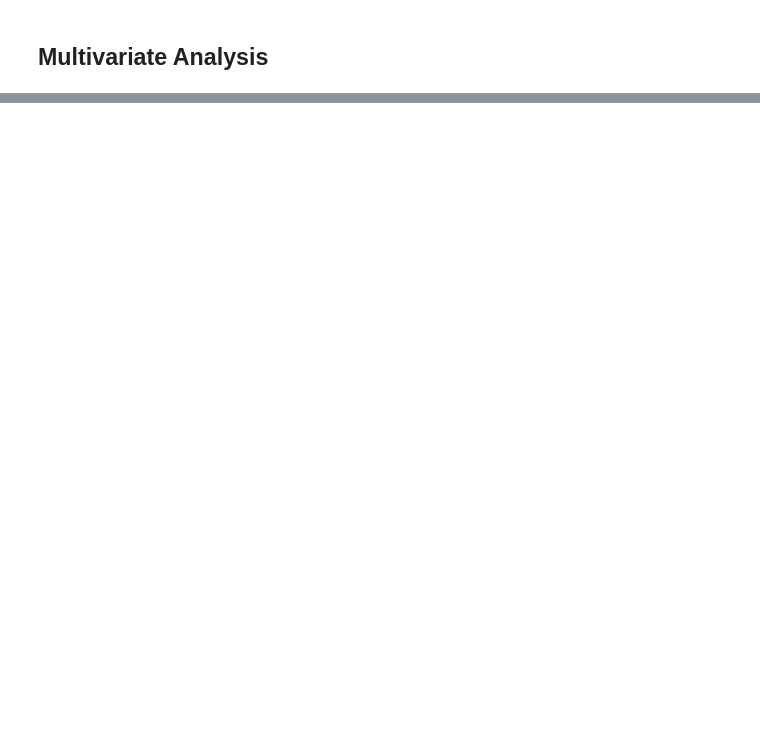
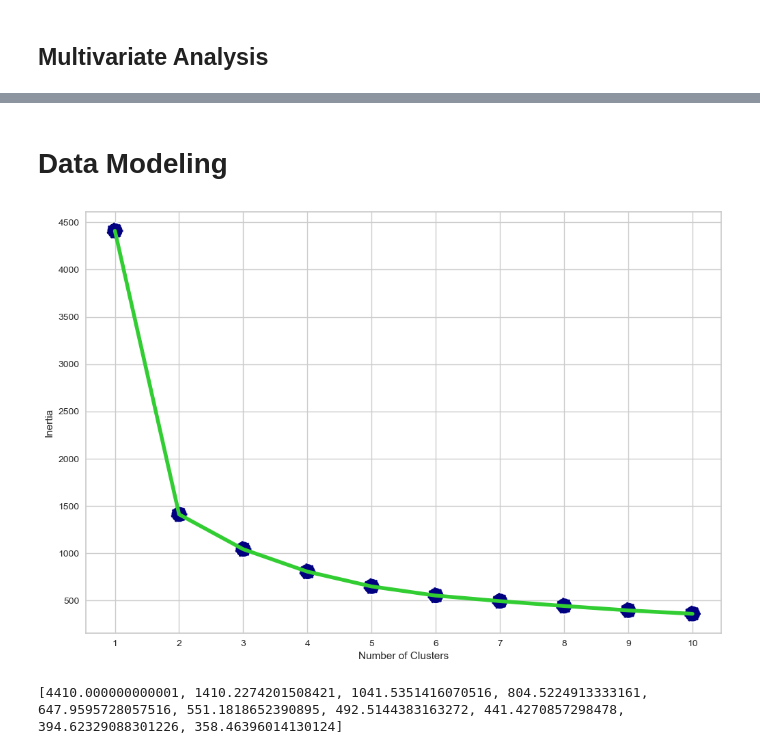
Before and after one commit to LimatanL/Predict-Customer-Personality-to-Boost-Marketing-Campaign-by-Using-Machine-Learning., a Jupyter notebook: dataset_cr.ipynb, the cells around one changed output, grey strips where cells are left out. Cells and saved outputs as stored; diff of their text form; code cells hidden in the pictures; blank space fills up the shorter version.

```diff
--- a/dataset_cr.ipynb
+++ b/dataset_cr.ipynb
@@ -352,0 +432,7 @@ sns.heatmap(df_eda.corr(), mask=mask, vmin=-1, vmax=1, annot=True, cmap='viridis
+# %%
+# One Hot Encoding
+
+for category in ['age_group', 'Marital_Status']:
+    onehots = pd.get_dummies(df_cast[category], prefix=category)
+    df_cast = df_cast.join(onehots)
+df_cast.head()
@@ -352,0 +469,10 @@ sns.heatmap(df_eda.corr(), mask=mask, vmin=-1, vmax=1, annot=True, cmap='viridis
+# %%
+# membagi data berdasarkan type datanya
+categorical = df_cast.select_dtypes(include='object')
+numerical = df_cast.select_dtypes(exclude='object')
+
+numerical_cols = numerical.columns.to_list()
+category_cols = categorical.columns.to_list()
+
+print("Data numerikal: ", numerical_cols)
+print("Data categorical: ", category_cols)
@@ -352,0 +482,9 @@ sns.heatmap(df_eda.corr(), mask=mask, vmin=-1, vmax=1, annot=True, cmap='viridis
+# %%
+from sklearn.preprocessing import StandardScaler
+ss = StandardScaler()
+df_scaled = df_cast.copy()
+
+for col in numerical:
+    df_scaled[col] = ss.fit_transform(df_scaled[[col]])
+
+display(df_scaled.shape, df_scaled.head())
@@ -352,0 +500,26 @@ sns.heatmap(df_eda.corr(), mask=mask, vmin=-1, vmax=1, annot=True, cmap='viridis
+# %% [markdown]
+# Data Modeling
+# %%
+from sklearn.cluster import KMeans
+col_model=['Income', 'total_purchases']
+X=df_scaled[col_model].copy()
+inertia = []
+
+for k in range(1, 11):
+    kmeans = KMeans(n_clusters=k, random_state=0)
+    kmeans.fit(X.values)
+    inertia.append(kmeans.inertia_)
+
+plt.figure(figsize=(12, 8))
+sns.lineplot(x=range(1, 11), y=inertia, color='limegreen', linewidth = 4)
+sns.scatterplot(x=range(1, 11), y=inertia, s=300, color='navy',  linestyle='--')
+plt.xticks(range(1,11))
+plt.xlabel("Number of Clusters")
+plt.ylabel("Inertia")
+plt.show()
+# %% [output]
+[figure, added]
+# %%
+print(inertia)
+# %% [output]
+[4410.000000000001, 1410.2274201508421, 1041.5351416070516, 804.5224913333161, 647.9595728057516, 551.1818652390895, 492.5144383163272, 441.4270857298478, 394.62329088301226, 358.46396014130124]
```
Also changed, not shown: parts of 35 cells of this notebook.
